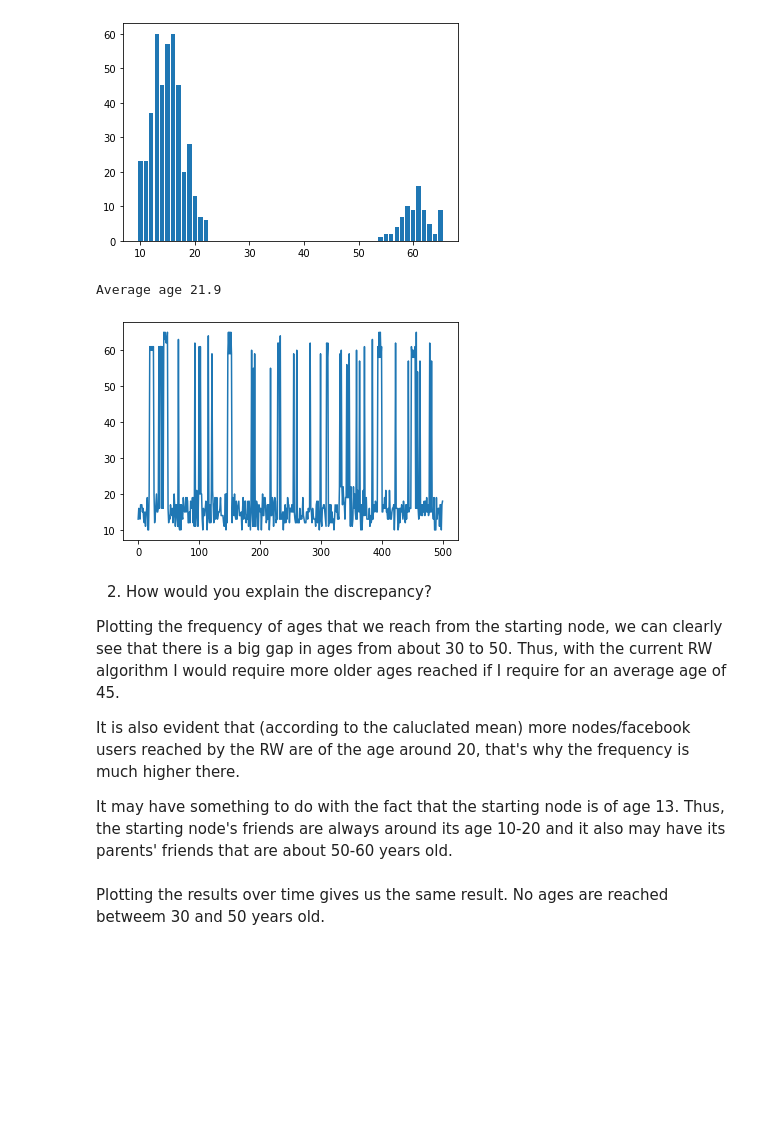
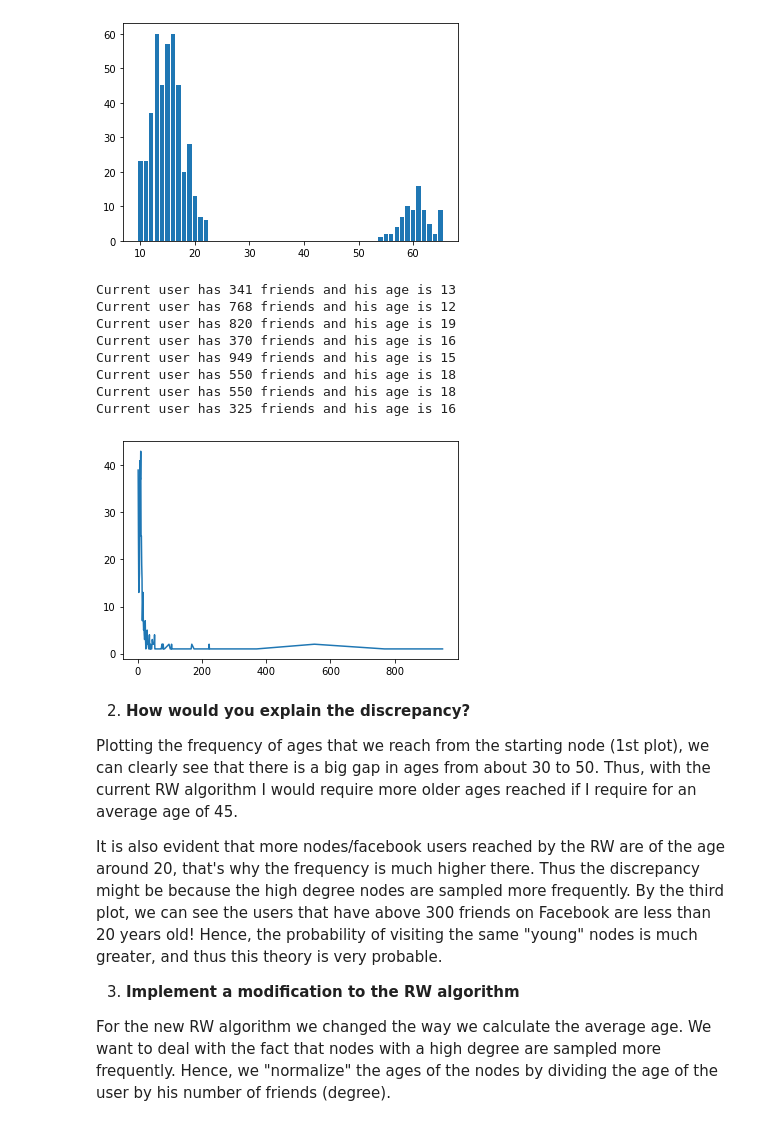
Before and after one commit to ewaMiazga/InternetAnalytics-2023, a Jupyter notebook: assignment/ix-lab2-notebook-part2.ipynb, the cells around one changed output. Cells and saved outputs as stored; diff of their text form; code cells hidden in the pictures; blank space fills up the shorter version.

```diff
--- a/assignment/ix-lab2-notebook-part2.ipynb
+++ b/assignment/ix-lab2-notebook-part2.ipynb
@@ -169,18 +169,23 @@ def ages_plot(source_node, N):
 # %%
-ages_plot(user_id, 500)
+RW_degrees(user_id, 500)
 # %% [output]
-Average age 21.9
+Current user has 341 friends and his age is 13
+Current user has 768 friends and his age is 12
+Current user has 820 friends and his age is 19
+Current user has 370 friends and his age is 16
+Current user has 949 friends and his age is 15
+Current user has 550 friends and his age is 18
+Current user has 550 friends and his age is 18
+Current user has 325 friends and his age is 16
-[figure, old version]
+[figure, new version]
 # %% [markdown]
-2. How would you explain the discrepancy?
+2. **How would you explain the discrepancy?**
 
-Plotting the frequency of ages that we reach from the starting node, we can clearly see that there is a big gap in ages from about 30 to 50. Thus, with the current RW algorithm I would require more older ages reached if I require for an average age of 45.
+Plotting the frequency of ages that we reach from the starting node (1st plot), we can clearly see that there is a big gap in ages from about 30 to 50. Thus, with the current RW algorithm I would require more older ages reached if I require for an average age of 45.
 
+It is also evident that more nodes/facebook users reached by the RW are of the age around 20, that's why the frequency is much higher there. Thus the discrepancy might be because the high degree nodes are sampled more frequently. By the third plot, we can see the users that have above 300 friends on Facebook are less than 20 years old! Hence, the probability of visiting the same "young" nodes is much greater, and thus this theory is very probable.
 
-It is also evident that (according to the caluclated mean) more nodes/facebook users reached by the RW are of the age around 20, that's why the frequency is much higher there.
+3. **Implement a modification to the RW algorithm**
 
-
-It may have something to do with the fact that the starting node is of age 13. Thus, the starting node's friends are always around its age 10-20 and it also may have its parents' friends that are about 50-60 years old.
+For the new RW algorithm we changed the way we calculate the average age. We want to deal with the fact that nodes with a high degree are sampled more frequently. Hence, we "normalize" the ages of the nodes by dividing the age of the user by his number of friends (degree).
-# %% [markdown]
-Plotting the results over time gives us the same result. No ages are reached betweem 30 and 50 years old.
 # %%
```
Also changed, not shown: parts of 20 cells of this notebook, 2 other files.
